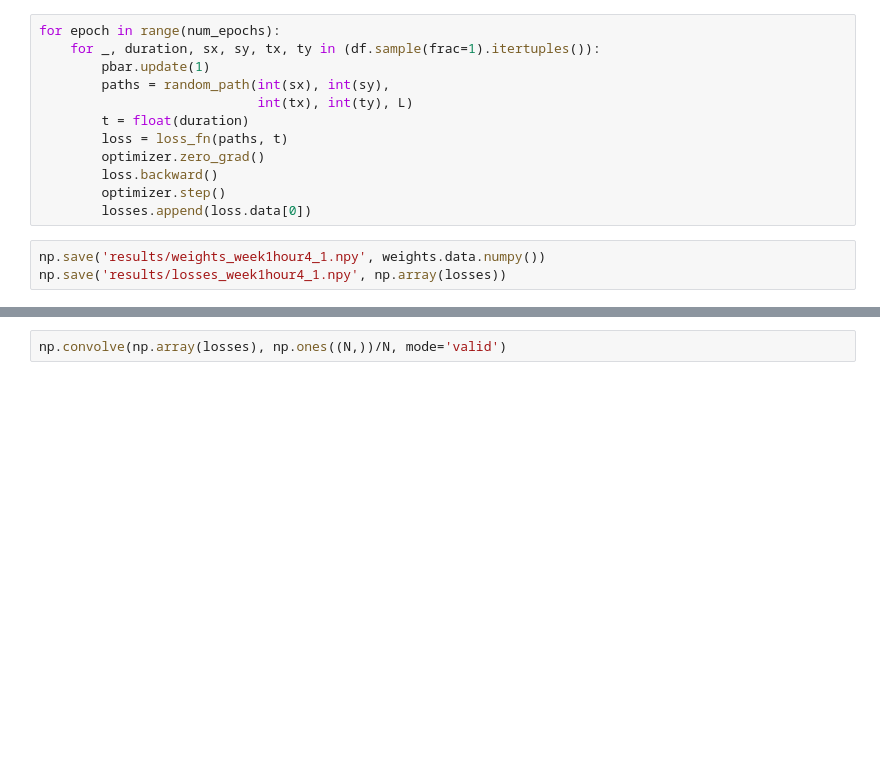
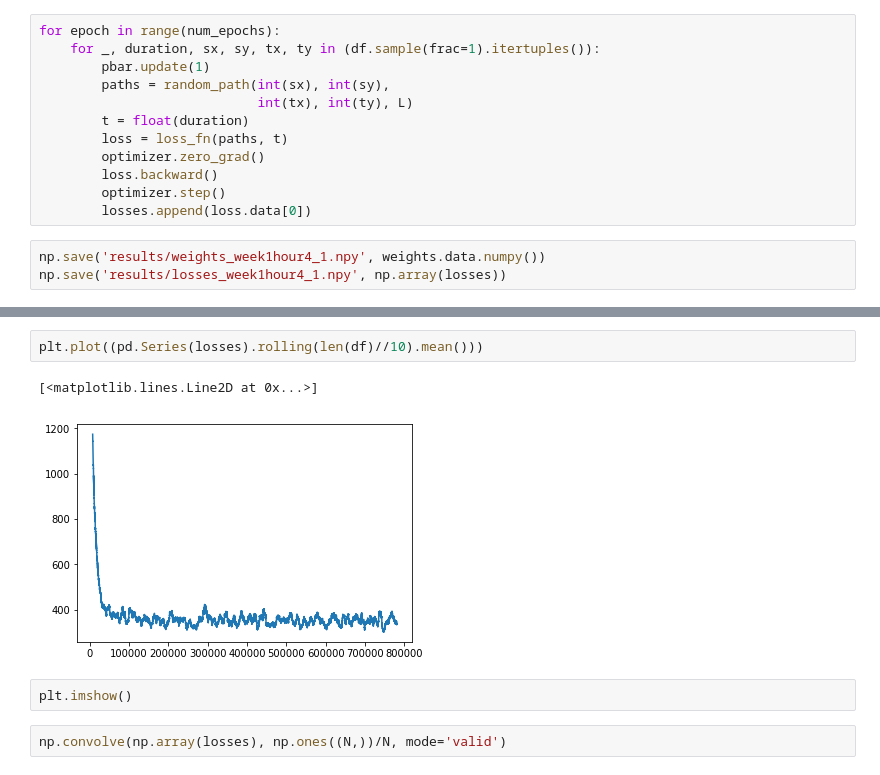
Before and after one commit to M20190649/cs281-final-taxi, a Jupyter notebook: 2017-11-27_JC_model.ipynb, the cells around one changed output, grey strips where cells are left out. Cells and saved outputs as stored; diff of their text form; blank space fills up the shorter version.

```diff
--- a/2017-11-27_JC_model.ipynb
+++ b/2017-11-27_JC_model.ipynb
@@ -130,3 +136,10 @@ plt.xscale('log')
+# %%
+plt.plot((pd.Series(losses).rolling(len(df)//10).mean()))
+# %% [output]
+[<matplotlib.lines.Line2D at 0x...>]
+[figure, added]
+# %%
+plt.imshow()
 # %%
 np.convolve(np.array(losses), np.ones((N,))/N, mode='valid')
 # %% [output]
```
Also changed, not shown: parts of 9 cells of this notebook, 3 other files.
